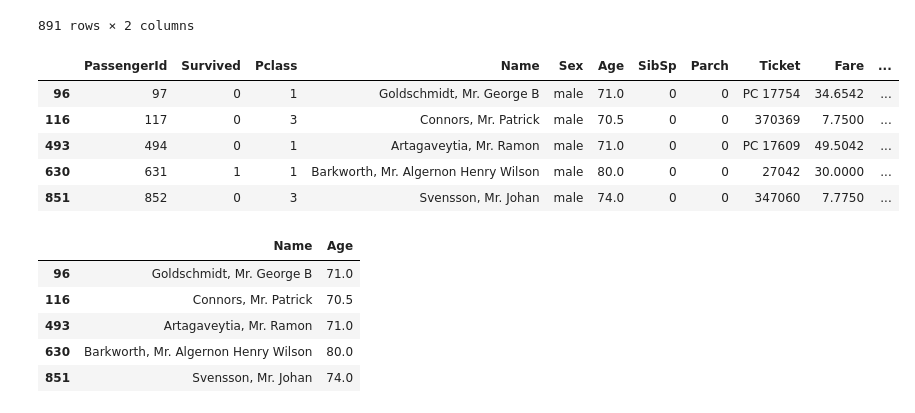
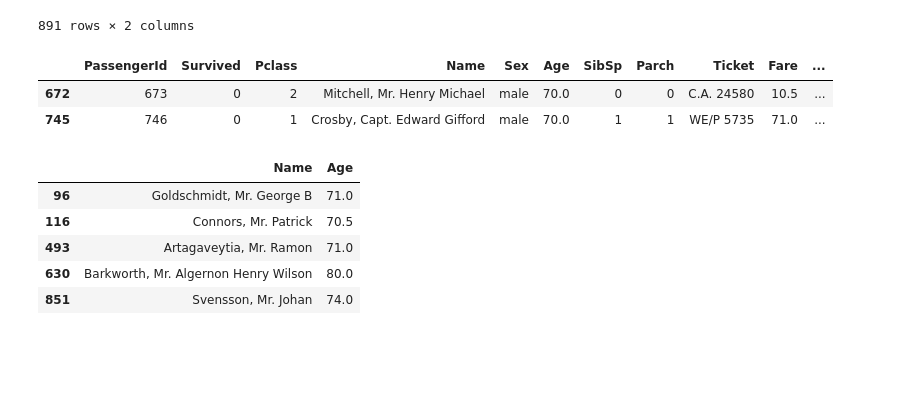
Before and after one commit to michaeljharris/Programming_Basics_for_ML, a Jupyter notebook: workbooks/005_file_access.ipynb, the cells around one changed output. Cells and saved outputs as stored; diff of their text form; code cells hidden in the pictures; blank space fills up the shorter version.

```diff
--- a/workbooks/005_file_access.ipynb
+++ b/workbooks/005_file_access.ipynb
@@ -134,14 +134,11 @@ df[['Name', 'Age']]
 891 rows × 2 columns
 # %%
 #Selecting rows
-df[df['Age'] > 70]
+df[df['Age'] == 70]
 # %% [output]
 |  | PassengerId | Survived | Pclass | Name | Sex | Age | SibSp | Parch | Ticket | Fare | ... |
-| 96 | 97 | 0 | 1 | Goldschmidt, Mr. George B | male | 71.0 | 0 | 0 | PC 17754 | 34.6542 | ... |
-| 116 | 117 | 0 | 3 | Connors, Mr. Patrick | male | 70.5 | 0 | 0 | 370369 | 7.7500 | ... |
-| 493 | 494 | 0 | 1 | Artagaveytia, Mr. Ramon | male | 71.0 | 0 | 0 | PC 17609 | 49.5042 | ... |
-| 630 | 631 | 1 | 1 | Barkworth, Mr. Algernon Henry Wilson | male | 80.0 | 0 | 0 | 27042 | 30.0000 | ... |
-| 851 | 852 | 0 | 3 | Svensson, Mr. Johan | male | 74.0 | 0 | 0 | 347060 | 7.7750 | ... |
+| 672 | 673 | 0 | 2 | Mitchell, Mr. Henry Michael | male | 70.0 | 0 | 0 | C.A. 24580 | 10.5 | ... |
+| 745 | 746 | 0 | 1 | Crosby, Capt. Edward Gifford | male | 70.0 | 1 | 1 | WE/P 5735 | 71.0 | ... |
 # %%
 #Selecting rows and columns
 df.loc[df['Age'] > 70, ['Name', 'Age']]
```
Also changed, not shown: parts of 2 cells of this notebook.
